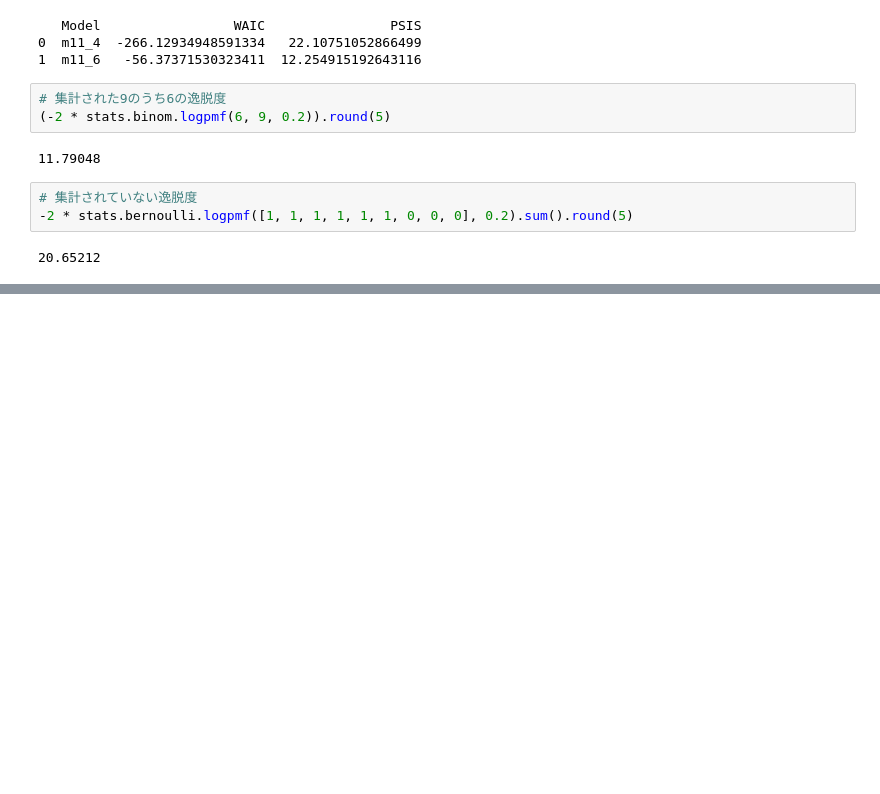
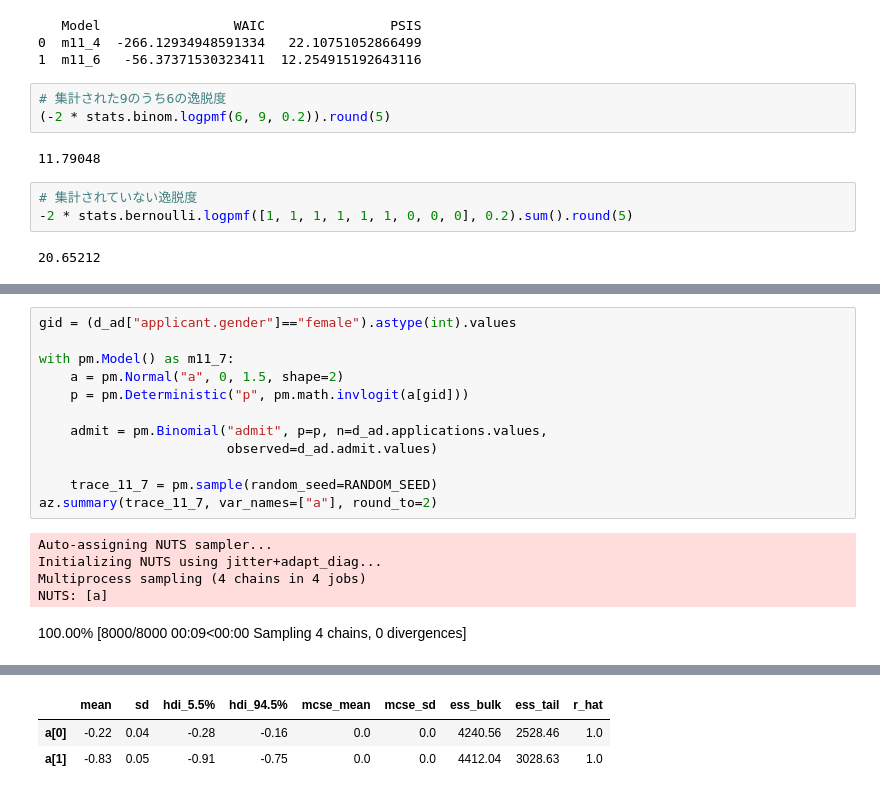
Before and after one commit to styuk/Bayes-Python, a Jupyter notebook: chapter11/chapter11.ipynb, the cells around one changed output, grey strips where cells are left out. Saved outputs shown, nothing was run; the diff lists cells and outputs as text; blank space fills up the shorter version.

```diff
--- a/chapter11/chapter11.ipynb
+++ b/chapter11/chapter11.ipynb
@@ -543,0 +580,18 @@ See http://arxiv.org/abs/1507.04544 for details
+# %%
+gid = (d_ad["applicant.gender"]=="female").astype(int).values
+
+with pm.Model() as m11_7:
+    a = pm.Normal("a", 0, 1.5, shape=2)
+    p = pm.Deterministic("p", pm.math.invlogit(a[gid]))
+
+    admit = pm.Binomial("admit", p=p, n=d_ad.applications.values,
+                        observed=d_ad.admit.values)
+
+    trace_11_7 = pm.sample(random_seed=RANDOM_SEED)
+az.summary(trace_11_7, var_names=["a"], round_to=2)
+# %% [output]
+Auto-assigning NUTS sampler...
+Initializing NUTS using jitter+adapt_diag...
+Multiprocess sampling (4 chains in 4 jobs)
+NUTS: [a]
+100.00% [8000/8000 00:09<00:00 Sampling 4 chains, 0 divergences]
@@ -543,0 +599,3 @@ See http://arxiv.org/abs/1507.04544 for details
+|  | mean | sd | hdi_5.5% | hdi_94.5% | mcse_mean | mcse_sd | ess_bulk | ess_tail | r_hat |
+| a[0] | -0.22 | 0.04 | -0.28 | -0.16 | 0.0 | 0.0 | 4240.56 | 2528.46 | 1.0 |
+| a[1] | -0.83 | 0.05 | -0.91 | -0.75 | 0.0 | 0.0 | 4412.04 | 3028.63 | 1.0 |
```
Also changed, not shown: parts of 19 cells of this notebook.
